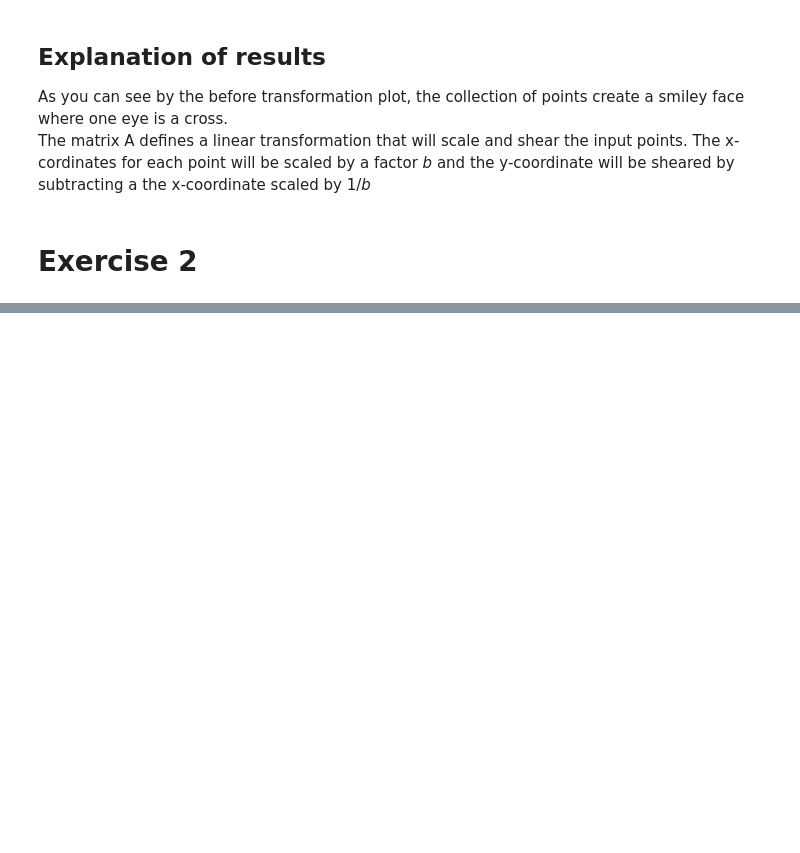
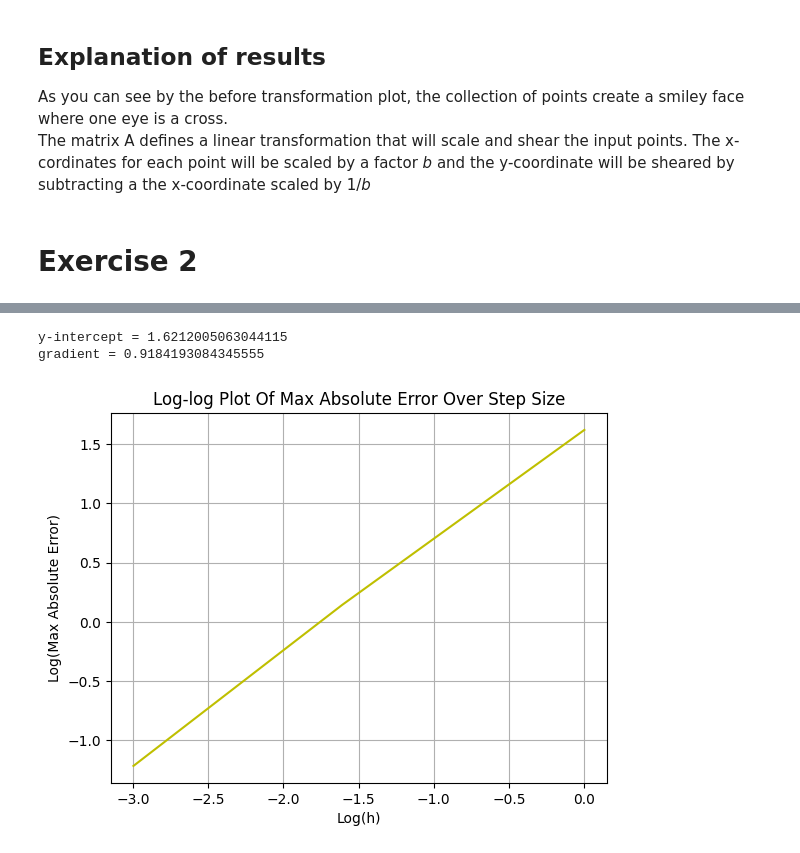
Before and after one commit to LaurenceBradshaw/ECM1416-Computational-Mathematics-Coursework, a Jupyter notebook: main.ipynb, the cells around one changed output, grey strips where cells are left out. Drawn from its saved outputs; the diff is of its cells as text; code cells hidden in the pictures; blank space fills up the shorter version.

```diff
--- a/main.ipynb
+++ b/main.ipynb
@@ -271,0 +249,21 @@ The log-log plot renforces the idea that h=0.05 is the best of the approximation
+# %%
+# Set the plot settings for the max absolute error over step size plot
+plt.title("Log-log Plot Of Max Absolute Error Over Step Size")
+plt.xlabel("Log(h)")
+plt.ylabel("Log(Max Absolute Error)")
+
+max_errors = [max([*zip(*error(numerical_solution(1, interval)))][1]),
+              max([*zip(*error(numerical_solution(0.2, interval)))][1]),
+              max([*zip(*error(numerical_solution(0.05, interval)))][1])]
+
+plt.plot(np.log([1, 0.2, 0.05]), np.log(max_errors), color='y', label='Error over step size, max')
+
+print("y-intercept =", np.log(max_errors)[0])
+print("gradient =", (np.log(max_errors)[0]-np.log(max_errors)[1])/(np.log(1) - np.log(0.2)))
+
+plt.grid()
+plt.show()
+# %% [output]
+y-intercept = 1.6212005063044115
+gradient = 0.9184193084345555
+[figure, added]
```
Also changed, not shown: parts of 7 cells of this notebook.
